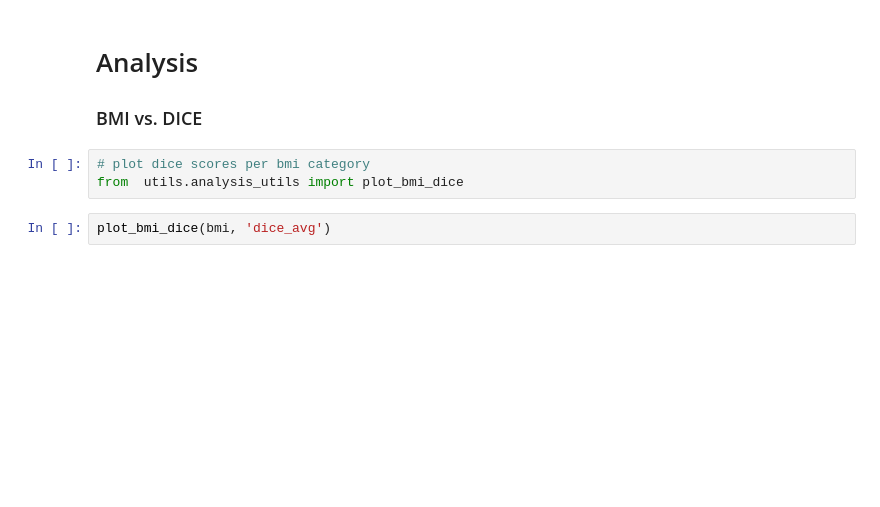
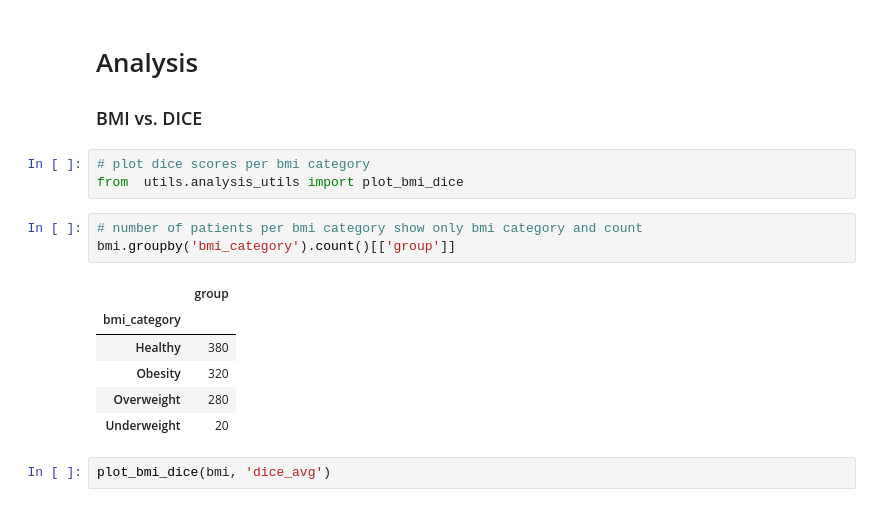
Before and after one commit to msskzx/FCT, a Jupyter notebook: fct_acdc_analysis.ipynb, the cells around one changed output. Saved outputs shown, nothing was run; the diff lists cells and outputs as text; blank space fills up the shorter version.

```diff
--- a/fct_acdc_analysis.ipynb
+++ b/fct_acdc_analysis.ipynb
@@ -85,6 +88,16 @@ dtype: float64
 # %%
 # plot dice scores per bmi category
 from  utils.analysis_utils import plot_bmi_dice
+# %%
+# number of patients per bmi category show only bmi category and count
+bmi.groupby('bmi_category').count()[['group']]
+# %% [output]
+|  | group |
+| bmi_category |  |
+| Healthy | 380 |
+| Obesity | 320 |
+| Overweight | 280 |
+| Underweight | 20 |
 # %%
 plot_bmi_dice(bmi, 'dice_avg')
 # %% [output]
```
Also changed, not shown: parts of 1 cell of this notebook, 18 other files.
